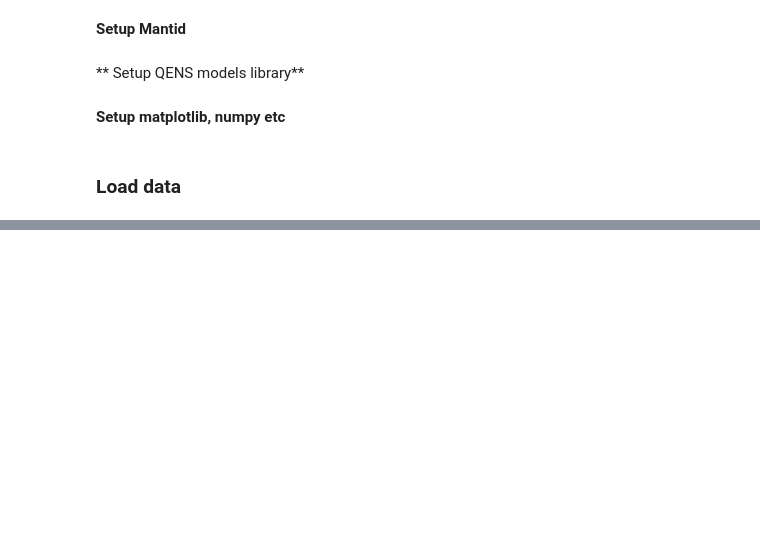
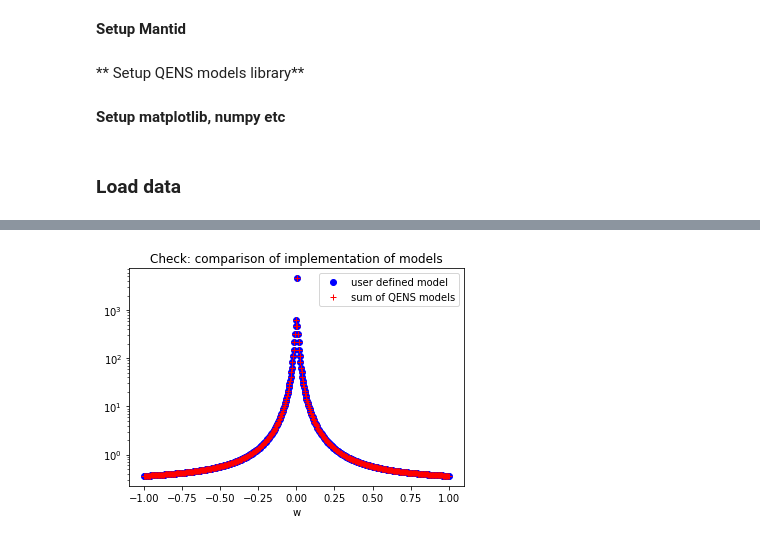
Before and after one commit to QENSlibrary/QENSmodels, a Jupyter notebook: examples/mantid_waterIN5_fit_with_QENSmodels.ipynb, the cells around one changed output, grey strips where cells are left out. Cells and saved outputs as stored; diff of their text form; code cells hidden in the pictures; blank space fills up the shorter version.

```diff
--- a/examples/mantid_waterIN5_fit_with_QENSmodels.ipynb
+++ b/examples/mantid_waterIN5_fit_with_QENSmodels.ipynb
@@ -180,0 +166,25 @@ global_model += "ties=("+','.join(ties)+')'  # tie radius and D
+# %%
+# Check if user defined model is equal to the sum of related QENS models
+# Test values
+w0 = 2.
+Q0 = 0.833
+scale_factor0 = 20.
+centre0 = 0.0
+hwhm0 = 0.01
+radius0 = 0.98
+DR0 = 2.
+
+print('Number of attributes in model:', sum_lorentz_isorot.nAttributes())
+print('Number of parameters in model:', sum_lorentz_isorot.nParams())
+
+sum_lorentz_isorot.setAttributeValue('Q', Q0)
+
+for i in range(sum_lorentz_isorot.nParams()):
+        print('Name of {0}th parameter: {1}'.format(i, sum_lorentz_isorot.parameterName(i)))
+
+print("Evaluation of my_model with test values:",
+      sum_lorentz_isorot(w0, scale_factor0, centre0, hwhm0, radius0, DR0))
+
+print("Evaluation of explicit sum of QENSmodels functions with test values:",
+      QENSmodels.lorentzian(w0, scale_factor0, centre0, hwhm0)
+      + QENSmodels.sqwIsotropicRotationalDiffusion(w0, Q0, scale_factor0, centre0, radius0, DR0))
@@ -180,0 +201,20 @@ global_model += "ties=("+','.join(ties)+')'  # tie radius and D
+# %%
+# Check: plot of user defined model and of the sum of related QENS models
+w = np.linspace(-1,1,500)
+
+plt.plot(w, sum_lorentz_isorot(w, scale_factor0, centre0, hwhm0, radius0, DR0),
+         'bo',
+         label='user defined model')
+
+plt.plot(w, QENSmodels.lorentzian(w, scale_factor0, centre0, hwhm0)
+         + QENSmodels.sqwIsotropicRotationalDiffusion(w, Q0, scale_factor0, centre0, radius0, DR0),
+         'r+',
+        label='sum of QENS models')
+
+plt.yscale('log')
+plt.xlabel('w')
+plt.title('Check: comparison of implementation of models')
+plt.legend()
+plt.show()
+# %% [output]
+[figure, added]
```
Also changed, not shown: parts of 15 cells of this notebook.
